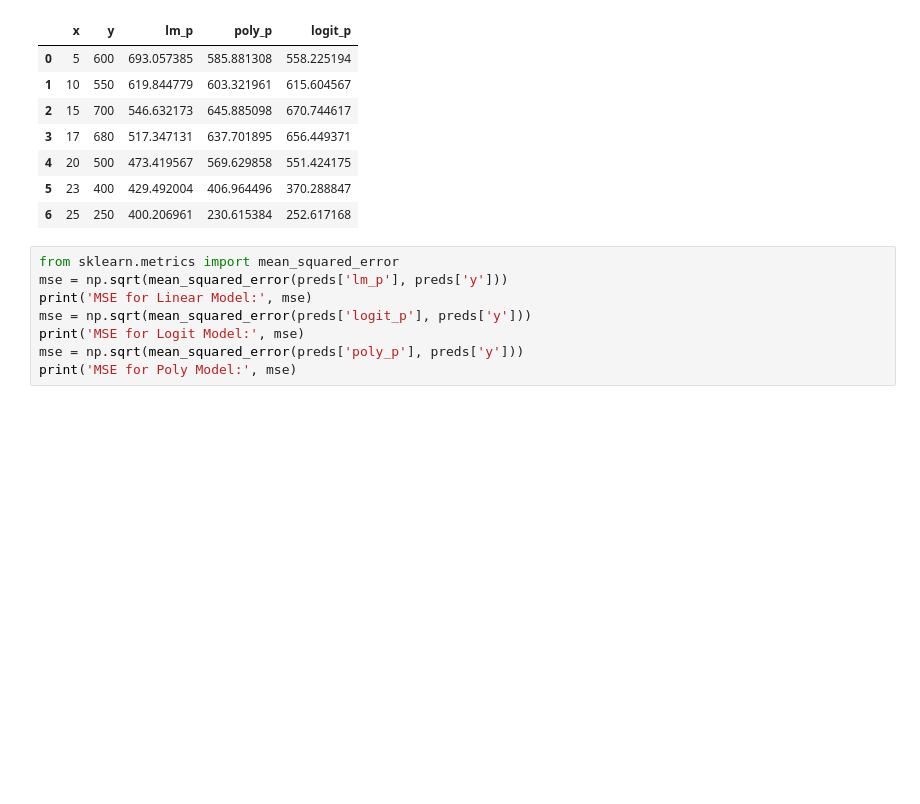
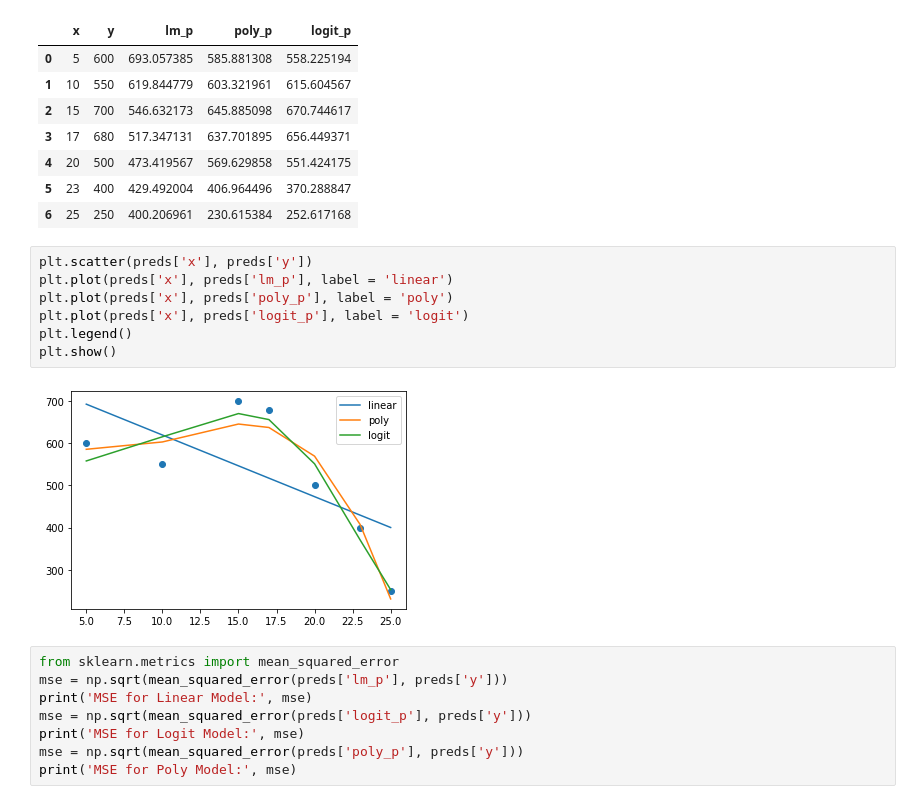
Before and after one commit to 2ahmedabdullah/Dynamic_Pricing, a Jupyter notebook: dynamic_pricing.ipynb, the cells around one changed output. Drawn from its saved outputs; the diff is of its cells as text; blank space fills up the shorter version.

```diff
--- a/dynamic_pricing.ipynb
+++ b/dynamic_pricing.ipynb
@@ -151,6 +153,15 @@ preds
 | 4 | 20 | 500 | 473.419567 | 569.629858 | 551.424175 |
 | 5 | 23 | 400 | 429.492004 | 406.964496 | 370.288847 |
 | 6 | 25 | 250 | 400.206961 | 230.615384 | 252.617168 |
+# %%
+plt.scatter(preds['x'], preds['y'])
+plt.plot(preds['x'], preds['lm_p'], label = 'linear')
+plt.plot(preds['x'], preds['poly_p'], label = 'poly')
+plt.plot(preds['x'], preds['logit_p'], label = 'logit')
+plt.legend()
+plt.show()
+# %% [output]
+[figure, added]
 # %%
 from sklearn.metrics import mean_squared_error
 mse = np.sqrt(mean_squared_error(preds['lm_p'], preds['y']))
```
Also changed, not shown: parts of 4 cells of this notebook.
